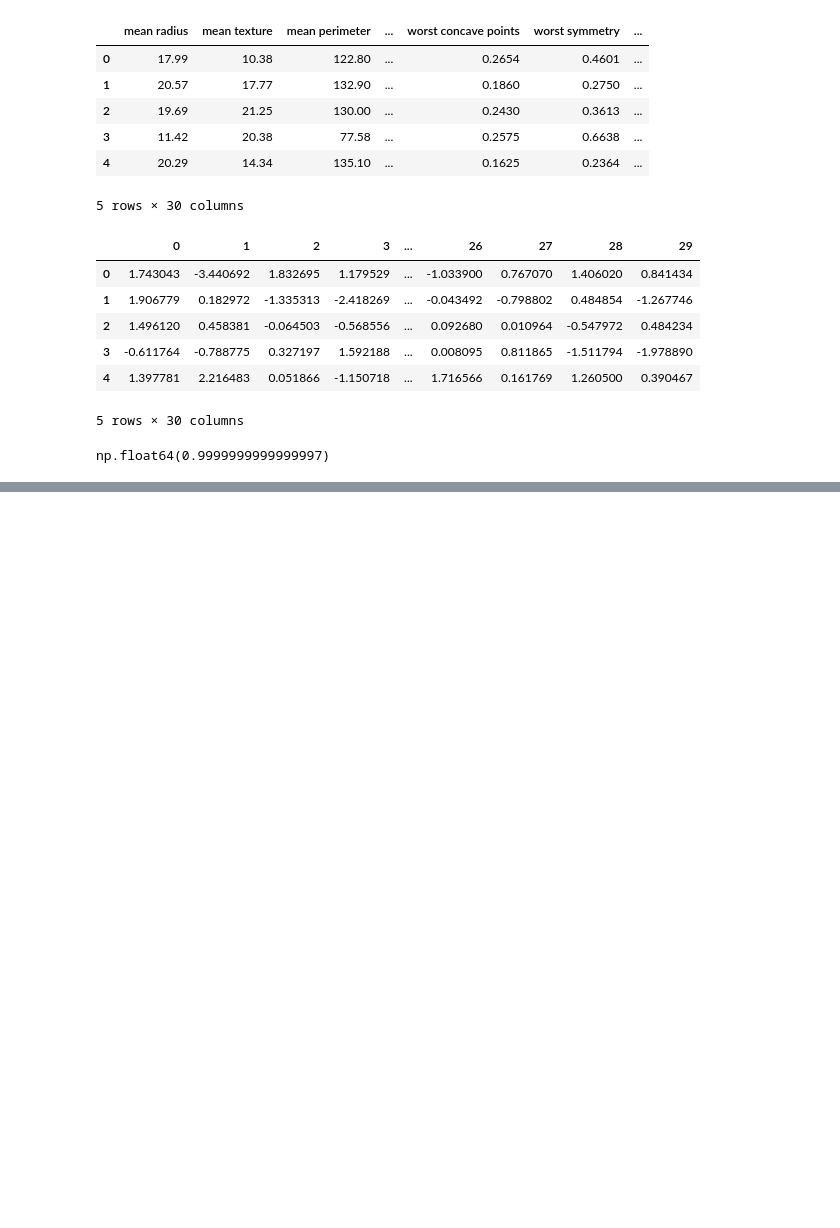
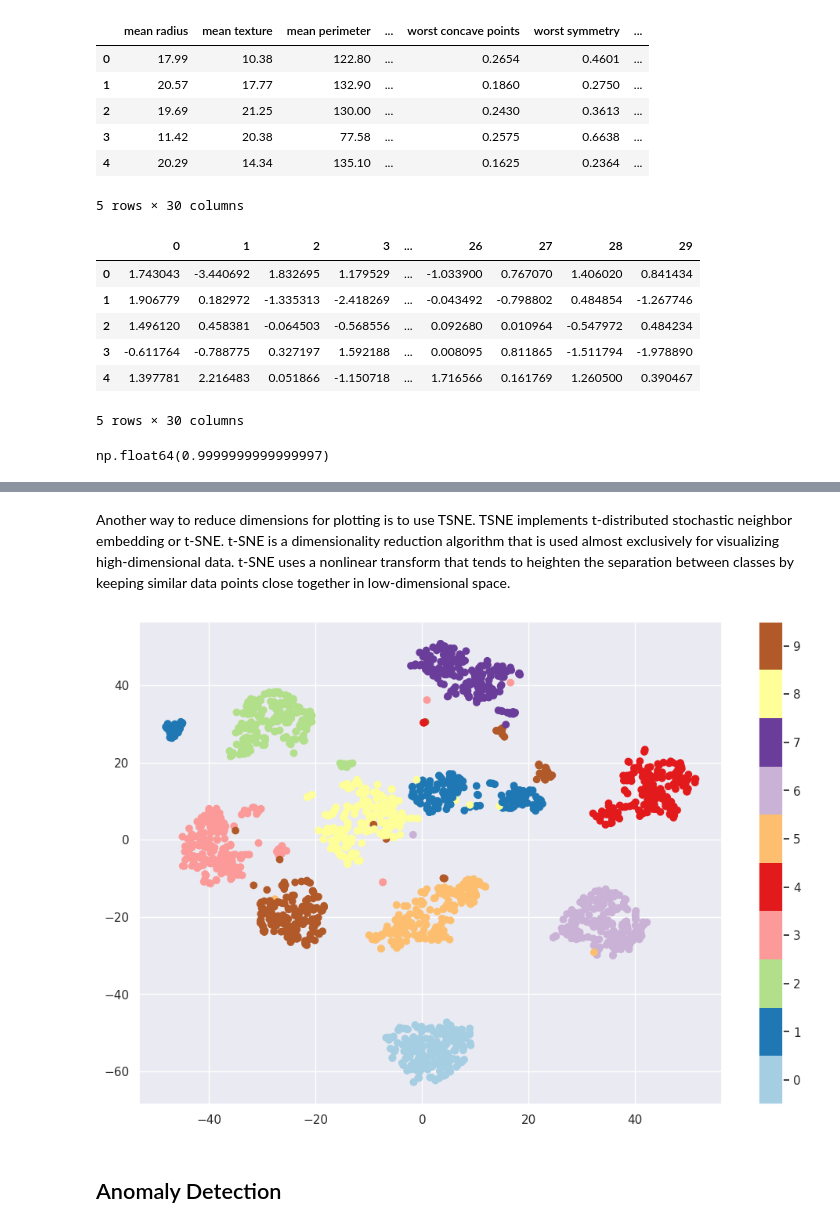
Before and after one commit to bolicnikola/Applied-Machine-Learning-And-AI, a Jupyter notebook: Principal_Component_Analysis.ipynb, the cells around one changed output, grey strips where cells are left out. Drawn from its saved outputs; the diff is of its cells as text; code cells hidden in the pictures; blank space fills up the shorter version.

```diff
--- a/Principal_Component_Analysis.ipynb
+++ b/Principal_Component_Analysis.ipynb
@@ -139,0 +157,18 @@ np.float64(0.9999999999999997)
+# %% [markdown]
+Another way to reduce dimensions for plotting is to use TSNE. TSNE implements t-distributed stochastic neighbor embedding or t-SNE. t-SNE is a dimensionality reduction algorithm that is used almost exclusively for visualizing high-dimensional data. t-SNE uses a nonlinear transform that tends to heighten the separation between classes by keeping similar data points close together in low-dimensional space.
+# %%
+%matplotlib inline
+from sklearn.manifold import TSNE
+
+digits = load_digits()
+tsne = TSNE(n_components=2, init='pca', learning_rate='auto', random_state=0)
+tsne_digits = tsne.fit_transform(digits.data)
+
+plt.figure(figsize=(12,8))
+plt.scatter(tsne_digits[:,0], tsne_digits[:,1], c=digits.target, cmap=plt.cm.get_cmap('Paired',10))
+plt.colorbar(ticks=range(10))
+plt.clim(-0.5,9.5)
+# %% [output]
+[figure, added]
+# %% [markdown]
+## Anomaly Detection
```
Also changed, not shown: parts of 23 cells of this notebook, 1 other file.
